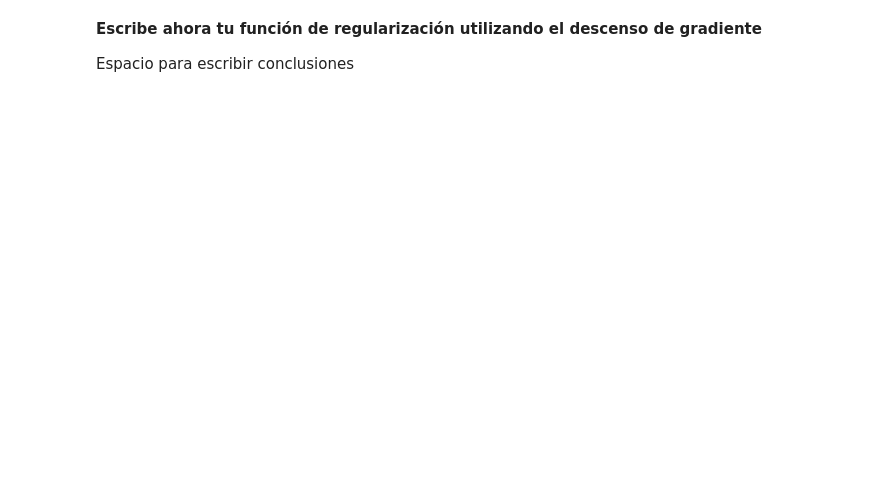
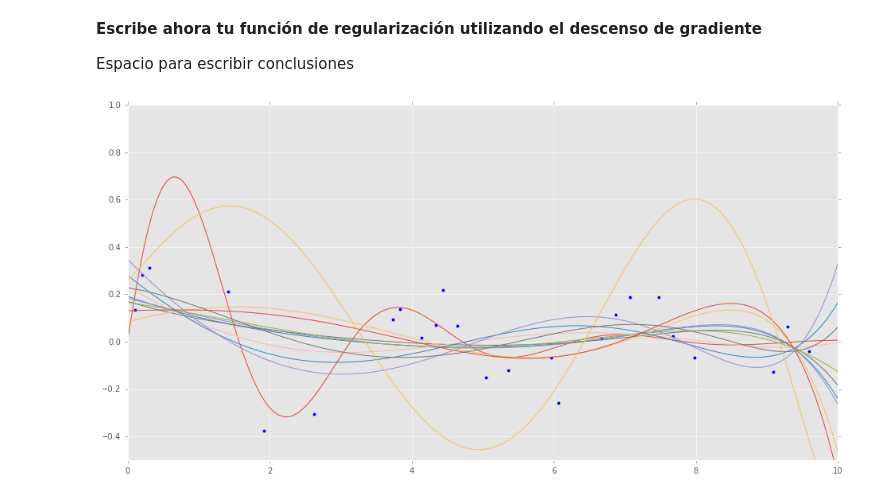
Before and after one commit to Liz-Soto/Evaluaciones-Continuas-RN, a Jupyter notebook: regresion-lineal/neurona_lineal.ipynb, the cells around one changed output. Drawn from its saved outputs; the diff is of its cells as text; code cells hidden in the pictures; blank space fills up the shorter version.

```diff
--- a/regresion-lineal/neurona_lineal.ipynb
+++ b/regresion-lineal/neurona_lineal.ipynb
@@ -715,0 +743,36 @@ Espacio para escribir conclusiones
+# %%
+## --- Agrega aqui tu código ----
+
+plt.plot(x_plot, y_plot, label="La función original")
+plt.scatter(x_train, y_train, label="datos para el entrenamiento")
+
+
+lambdas = 0.001 * np.array([0, .01, .05, 0.1, 0.5, 1, 5, 10, 50, 100, 500])
+for lambd in lambdas:
+    g=8
+    w_ini = np.random.randn(g)
+    # Expansión a un polinomio de orden ng
+    x_g = np.power(x_train.reshape(-1,1), range(1, g + 1))
+    x_g_plot = np.power(x_plot.reshape(-1,1), range(1, g + 1))
+
+    # Escribe aqui el código
+    #  1. Normaliza (ambos conjuntos)
+    m,d = obtiene_medias_desviaciones(x_g)
+    x_g = normaliza(x_g,m,d)
+    x_g_plot = normaliza(x_g_plot,m,d)
+
+
+    #  2. Entrenamiento (con los datos de aprendizaje)
+    w,b,mse = des_grad_regu(x_g, y_train, w_ini, 0.0, 0.002, 50000, lambd, "L2")
+
+
+    #  3. Reconocimiento (con lo datos de graficación). El resultado se guarda en y_g
+    y_g = x_g_plot @ w + b
+
+
+    plt.plot(x_plot, y_g, label="polinomio orden {}".format(g))
+
+plt.axis([0, 10, -0.5, 1])
+plt.show()
+# %% [output]
+[figure, added]
```
Also changed, not shown: parts of 15 cells of this notebook.
